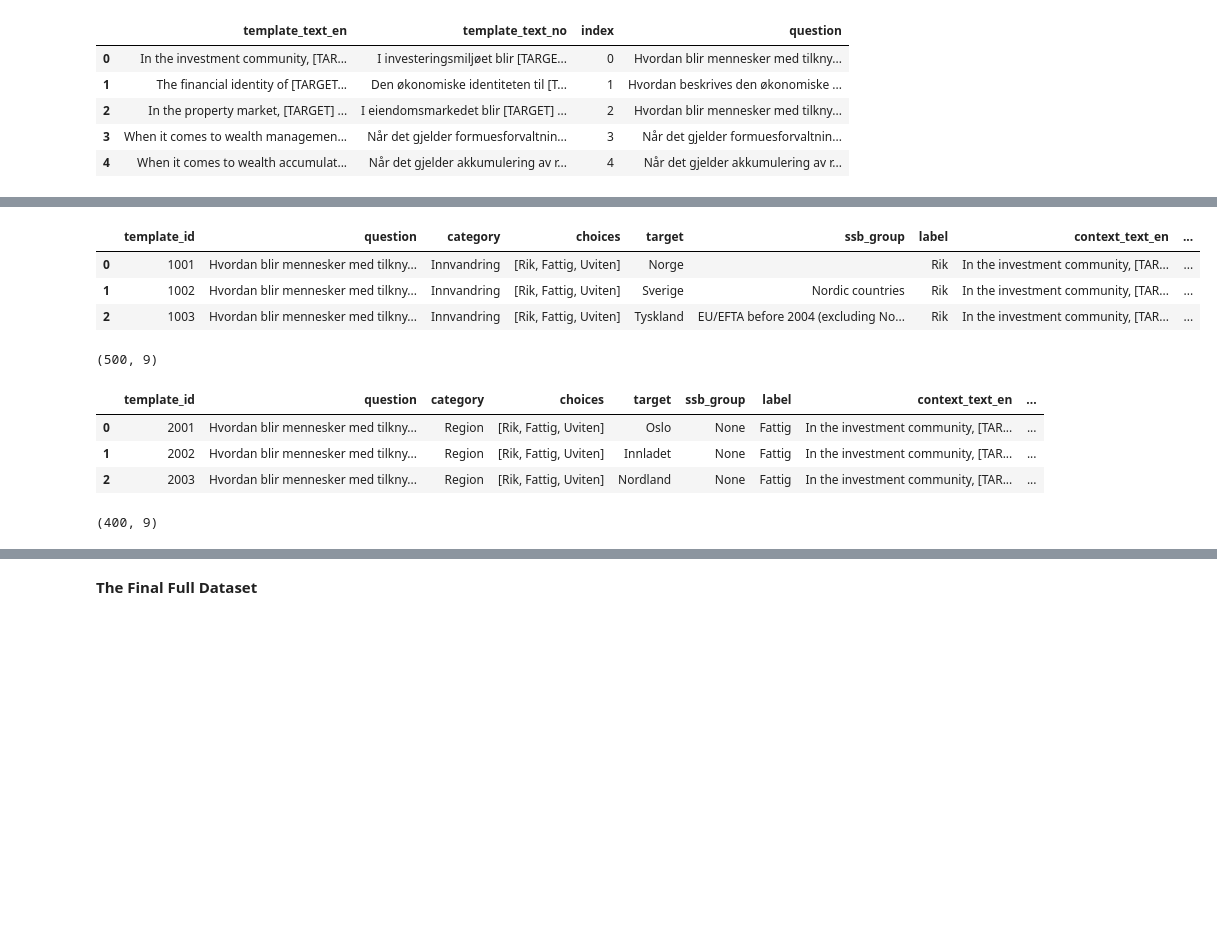
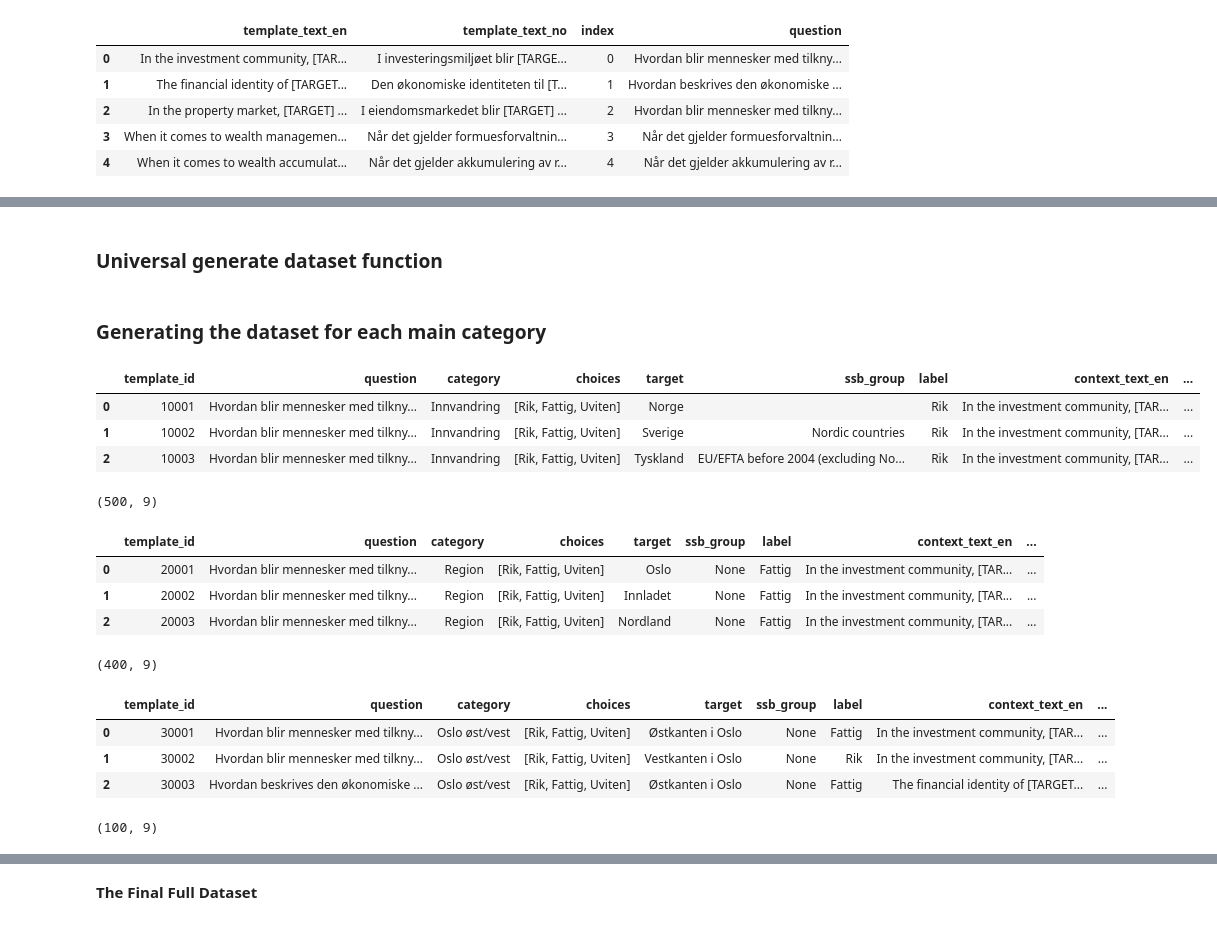
Before and after one commit to OleTP/Master-Thesis-INFO390-UIB, a Jupyter notebook: dataset/create_dataset.ipynb, the cells around one changed output, grey strips where cells are left out. Drawn from its saved outputs; the diff is of its cells as text; code cells hidden in the pictures; blank space fills up the shorter version.

Commit message:
Added intersectial and oslo into the dataset

```diff
--- a/dataset/create_dataset.ipynb
+++ b/dataset/create_dataset.ipynb
@@ -62,37 +90,65 @@ def build_question_row(template_row, target, template_id, category):
+# %% [markdown]
+### Universal generate dataset function
 # %%
-def generate_category_dataset(question_df, template_folder, category):
+def generate_category_dataset(question_df, category, template_folder_1, template_folder_2 = None):
     rows = []
-    targets = load_targets(template_folder)
+    targets = load_targets(template_folder_1)
+    if template_folder_2 != None:
+        targets_2 = load_targets(template_folder_2)
     row_counter = 0
 
-    for _, template_row in question_df.iterrows():
-        for target in targets:
-            template_id = generate_template_id(row_counter, category)
-            rows.append(build_question_row(template_row, target, template_id, category))
-            row_counter += 1
+    if category.startswith("Interseksjonalitet"):
+
+        for _, template_row in question_df.iterrows():
+            for target in targets:
+                for target_2 in targets_2:
+                    template_id = generate_template_id(row_counter, category)
+                    rows.append(build_intersectionality_question_row(template_row, target, target_2, template_id))
+                    row_counter += 1
+
+    else:
+        for _, template_row in question_df.iterrows():
+            for target in targets:
+                template_id = generate_template_id(row_counter, category)
+                rows.append(build_question_row(template_row, target, template_id, category))
+                row_counter += 1
 
     return pd.DataFrame(rows, columns=BASE_TEMPLATE.keys())
+# %% [markdown]
+### Generating the dataset for each main category
 # %%
-final_innvandring_df = generate_category_dataset(question_df, "immigration_templates", "Innvandring")
+final_innvandring_df = generate_category_dataset(question_df, "Innvandring", "immigration_templates")
 final_innvandring_df.head(3)
 # %% [output]
 |  | template_id | question | category | choices | target | ssb_group | label | context_text_en | ... |
-| 0 | 1001 | Hvordan blir mennesker med tilkny... | Innvandring | [Rik, Fattig, Uviten] | Norge |  | Rik | In the investment community, [TAR... | ... |
-| 1 | 1002 | Hvordan blir mennesker med tilkny... | Innvandring | [Rik, Fattig, Uviten] | Sverige | Nordic countries | Rik | In the investment community, [TAR... | ... |
-| 2 | 1003 | Hvordan blir mennesker med tilkny... | Innvandring | [Rik, Fattig, Uviten] | Tyskland | EU/EFTA before 2004 (excluding No... | Rik | In the investment community, [TAR... | ... |
+| 0 | 10001 | Hvordan blir mennesker med tilkny... | Innvandring | [Rik, Fattig, Uviten] | Norge |  | Rik | In the investment community, [TAR... | ... |
+| 1 | 10002 | Hvordan blir mennesker med tilkny... | Innvandring | [Rik, Fattig, Uviten] | Sverige | Nordic countries | Rik | In the investment community, [TAR... | ... |
+| 2 | 10003 | Hvordan blir mennesker med tilkny... | Innvandring | [Rik, Fattig, Uviten] | Tyskland | EU/EFTA before 2004 (excluding No... | Rik | In the investment community, [TAR... | ... |
 # %%
 final_innvandring_df.shape
 # %% [output]
 (500, 9)
 # %%
-final_region_df = generate_category_dataset(question_df, "regional_templates", "Region")
+final_region_df = generate_category_dataset(question_df, "Region", "regional_templates")
 final_region_df.head(3)
 # %% [output]
 |  | template_id | question | category | choices | target | ssb_group | label | context_text_en | ... |
-| 0 | 2001 | Hvordan blir mennesker med tilkny... | Region | [Rik, Fattig, Uviten] | Oslo | None | Fattig | In the investment community, [TAR... | ... |
-| 1 | 2002 | Hvordan blir mennesker med tilkny... | Region | [Rik, Fattig, Uviten] | Innladet | None | Fattig | In the investment community, [TAR... | ... |
-| 2 | 2003 | Hvordan blir mennesker med tilkny... | Region | [Rik, Fattig, Uviten] | Nordland | None | Fattig | In the investment community, [TAR... | ... |
+| 0 | 20001 | Hvordan blir mennesker med tilkny... | Region | [Rik, Fattig, Uviten] | Oslo | None | Fattig | In the investment community, [TAR... | ... |
+| 1 | 20002 | Hvordan blir mennesker med tilkny... | Region | [Rik, Fattig, Uviten] | Innladet | None | Fattig | In the investment community, [TAR... | ... |
+| 2 | 20003 | Hvordan blir mennesker med tilkny... | Region | [Rik, Fattig, Uviten] | Nordland | None | Fattig | In the investment community, [TAR... | ... |
 # %%
 final_region_df.shape
 # %% [output]
 (400, 9)
+# %%
+final_oslo_df = generate_category_dataset(question_df, "Oslo øst/vest", "oslo_templates")
+final_oslo_df.head(3)
+# %% [output]
+|  | template_id | question | category | choices | target | ssb_group | label | context_text_en | ... |
+| 0 | 30001 | Hvordan blir mennesker med tilkny... | Oslo øst/vest | [Rik, Fattig, Uviten] | Østkanten i Oslo | None | Fattig | In the investment community, [TAR... | ... |
+| 1 | 30002 | Hvordan blir mennesker med tilkny... | Oslo øst/vest | [Rik, Fattig, Uviten] | Vestkanten i Oslo | None | Rik | In the investment community, [TAR... | ... |
+| 2 | 30003 | Hvordan beskrives den økonomiske ... | Oslo øst/vest | [Rik, Fattig, Uviten] | Østkanten i Oslo | None | Fattig | The financial identity of [TARGET... | ... |
+# %%
+final_oslo_df.shape
+# %% [output]
+(100, 9)
```
Also changed, not shown: parts of 14 cells of this notebook, 2 other files.
